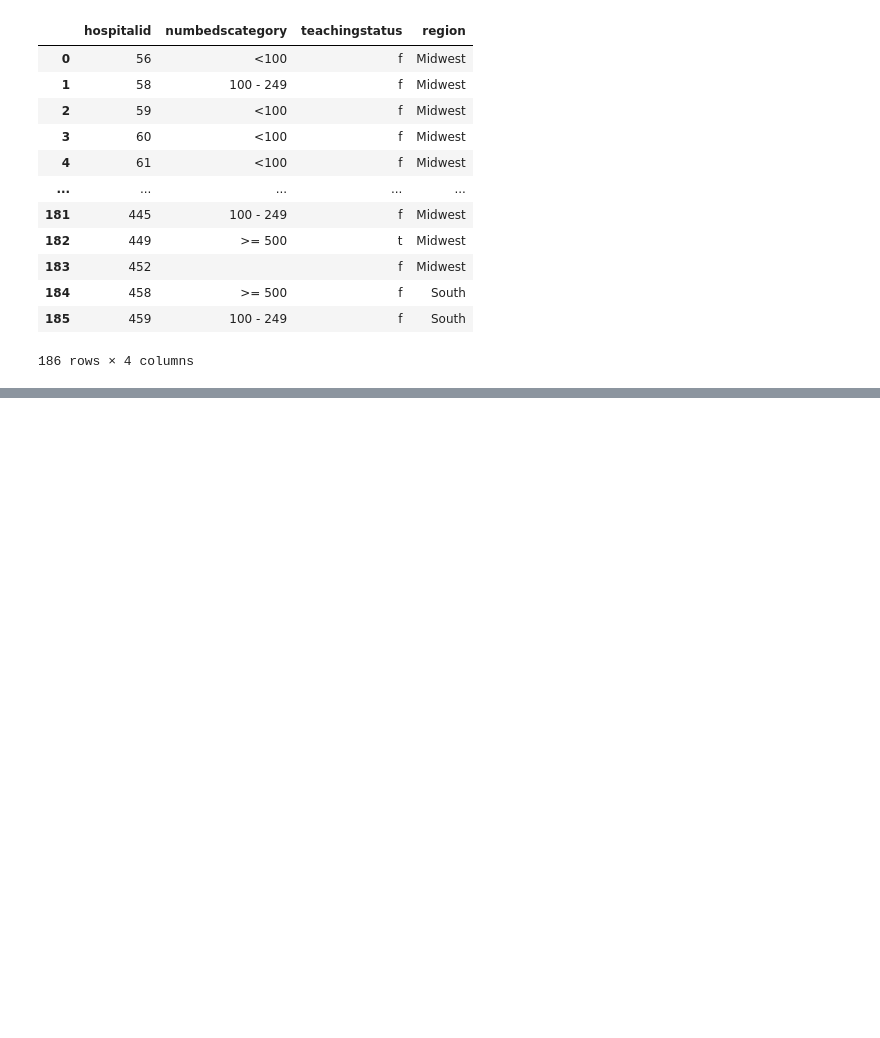
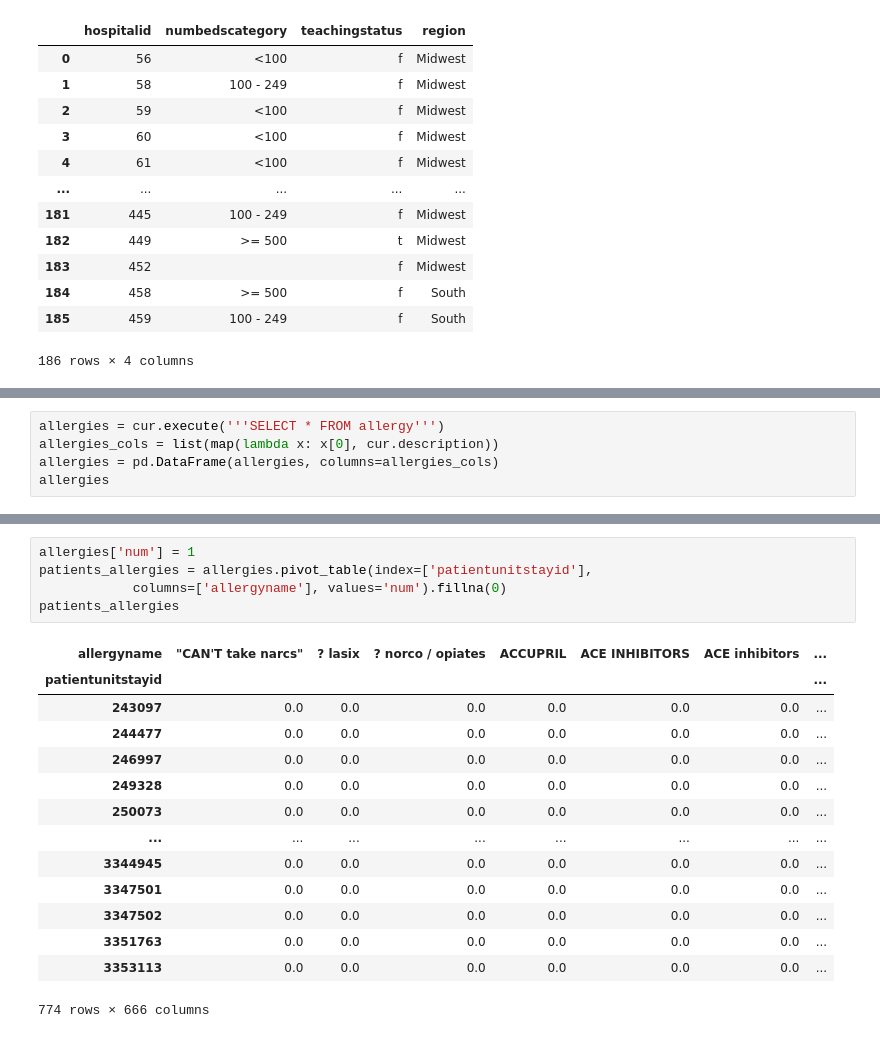
Before and after one commit to eduruiz00/dedalus-datathon, a Jupyter notebook: start.ipynb, the cells around one changed output, grey strips where cells are left out. Saved outputs shown, nothing was run; the diff lists cells and outputs as text; blank space fills up the shorter version.

Commit message:
Allergies

```diff
--- a/start.ipynb
+++ b/start.ipynb
@@ -92,0 +88,5 @@ input_information
+# %%
+allergies = cur.execute('''SELECT * FROM allergy''')
+allergies_cols = list(map(lambda x: x[0], cur.description))
+allergies = pd.DataFrame(allergies, columns=allergies_cols)
+allergies
@@ -92,0 +127,20 @@ input_information
+# %%
+allergies['num'] = 1
+patients_allergies = allergies.pivot_table(index=['patientunitstayid'],
+            columns=['allergyname'], values='num').fillna(0)
+patients_allergies
+# %% [output]
+| allergyname | "CAN'T take narcs" | ? lasix | ? norco / opiates | ACCUPRIL | ACE INHIBITORS | ACE inhibitors | ... |
+| patientunitstayid |  |  |  |  |  |  | ... |
+| 243097 | 0.0 | 0.0 | 0.0 | 0.0 | 0.0 | 0.0 | ... |
+| 244477 | 0.0 | 0.0 | 0.0 | 0.0 | 0.0 | 0.0 | ... |
+| 246997 | 0.0 | 0.0 | 0.0 | 0.0 | 0.0 | 0.0 | ... |
+| 249328 | 0.0 | 0.0 | 0.0 | 0.0 | 0.0 | 0.0 | ... |
+| 250073 | 0.0 | 0.0 | 0.0 | 0.0 | 0.0 | 0.0 | ... |
+| ... | ... | ... | ... | ... | ... | ... | ... |
+| 3344945 | 0.0 | 0.0 | 0.0 | 0.0 | 0.0 | 0.0 | ... |
+| 3347501 | 0.0 | 0.0 | 0.0 | 0.0 | 0.0 | 0.0 | ... |
+| 3347502 | 0.0 | 0.0 | 0.0 | 0.0 | 0.0 | 0.0 | ... |
+| 3351763 | 0.0 | 0.0 | 0.0 | 0.0 | 0.0 | 0.0 | ... |
+| 3353113 | 0.0 | 0.0 | 0.0 | 0.0 | 0.0 | 0.0 | ... |
+774 rows × 666 columns
```
Also changed, not shown: parts of 7 cells of this notebook.
